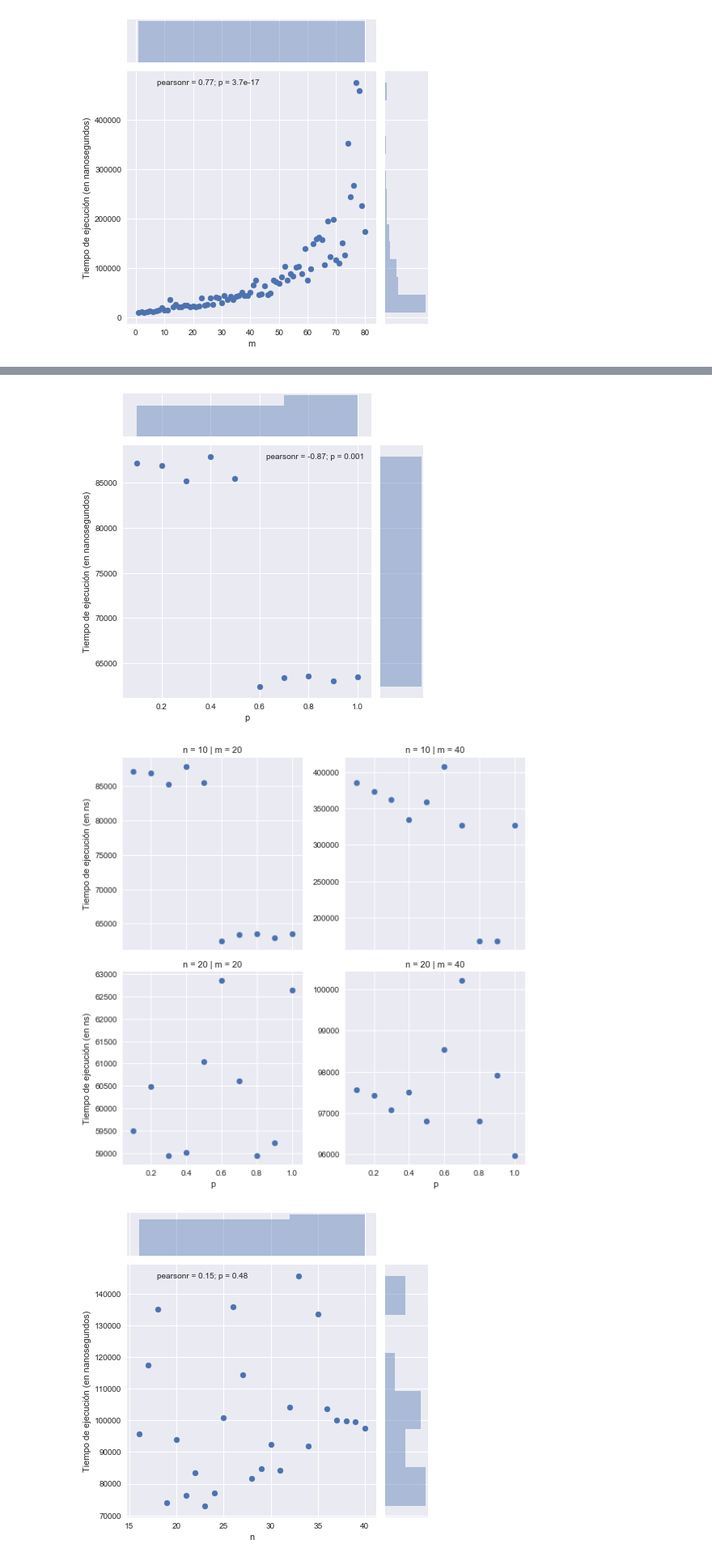
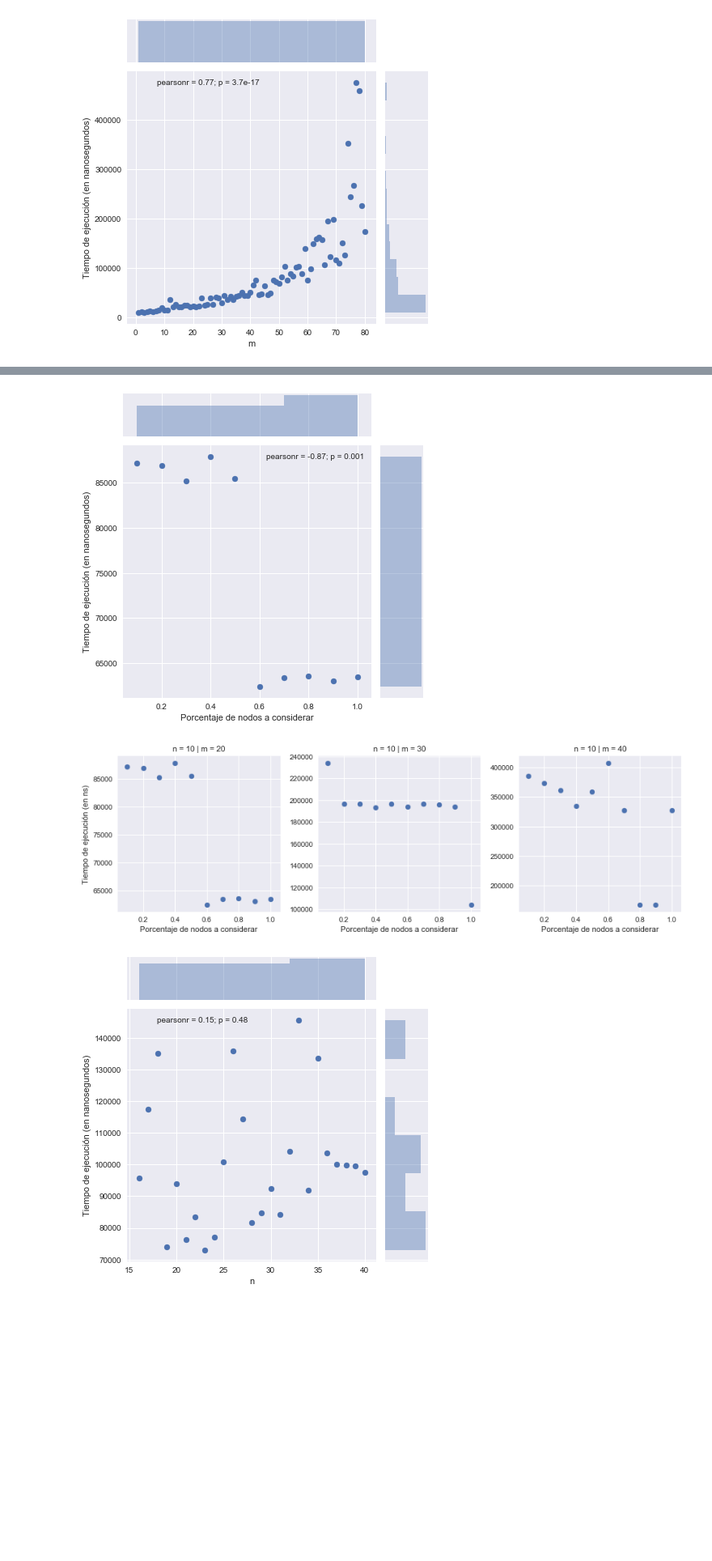
Before and after one commit to ZebaSz/algo3-tp3, a Jupyter notebook: informe/data/Algo3-TP3.ipynb, the cells around one changed output, grey strips where cells are left out. Shown at 81% size. Saved outputs shown, nothing was run; the diff lists cells and outputs as text; code cells hidden in the pictures; blank space fills up the shorter version.

```diff
--- a/informe/data/Algo3-TP3.ipynb
+++ b/informe/data/Algo3-TP3.ipynb
@@ -167,6 +177,8 @@ it = "it"
 diff = "diff"
 
 diferencias = "Diferencia vs respuesta exacta"
+iters = "Iteraciones"
+perc = "Porcentaje de nodos a considerar"
 # %%
 dfGraspA = dfGraspIt[(dfGraspIt.n == 10) & (dfGraspIt.m == 20)
                      & (dfGraspIt.p == 0.5) & (dfGraspIt.it > 0)]
@@ -185,30 +200,31 @@ dfGraspB = dfGraspP[(dfGraspP.n == 10) & (dfGraspP.m == 20) & (dfGraspP.p > 0)]
 g = sns.jointplot(
     x=p, y=ns, data=dfGraspB
 )
-g.set_axis_labels(xlabel=p, ylabel=tiempo)
+g.set_axis_labels(xlabel=perc, ylabel=tiempo)
 
 plt.show()
 # %% [output]
-[figure, old version]
+[figure, new version]
 # %%
-dfGraspC = dfGraspP[((dfGraspP.n == 10) | (dfGraspP.n == 20))
-                    & ((dfGraspP.m == 20) | (dfGraspP.m == 40))
+dfGraspC = dfGraspP[((dfGraspP.n == 10))
+                    & ((dfGraspP.m == 20) | (dfGraspP.m == 30) | (dfGraspP.m == 40))
                     & (dfGraspP.p > 0)]
 
 g = sns.FacetGrid(
     col=m,
     row=n,
     data=dfGraspC,
     sharey=False,
     size=4
 )
 
 g.map(plt.scatter, p, ns)
+g.set_xlabels(perc)
 g.set_ylabels("Tiempo de ejecución (en ns)")
 
 plt.show()
 # %% [output]
-[figure, old version]
+[figure, new version]
 # %%
 dfGraspD = dfGrasp[(dfGrasp.n > 15) & (dfGrasp.m == 40) & (dfGrasp.p == 0.5) & (dfGrasp.it == 1)]
 
```
Also changed, not shown: parts of 9 cells of this notebook, 15 other files.
